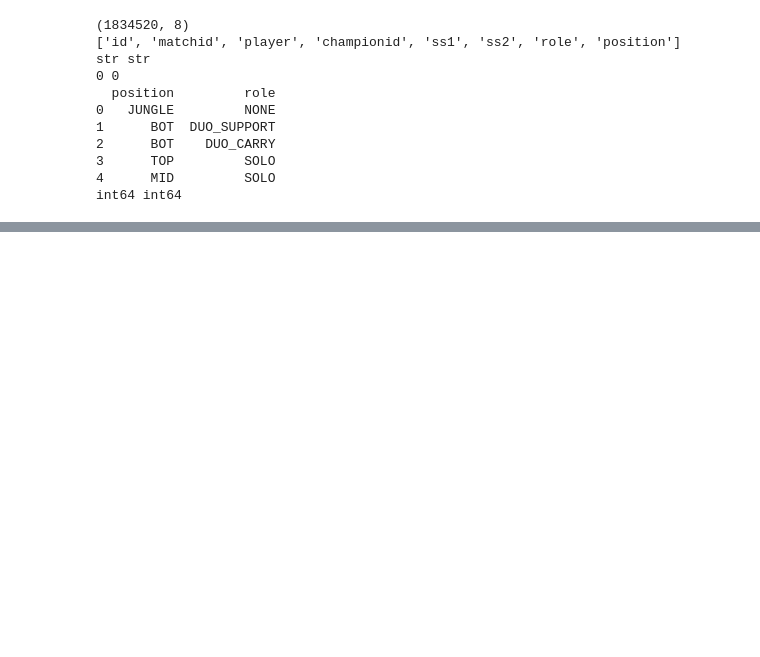
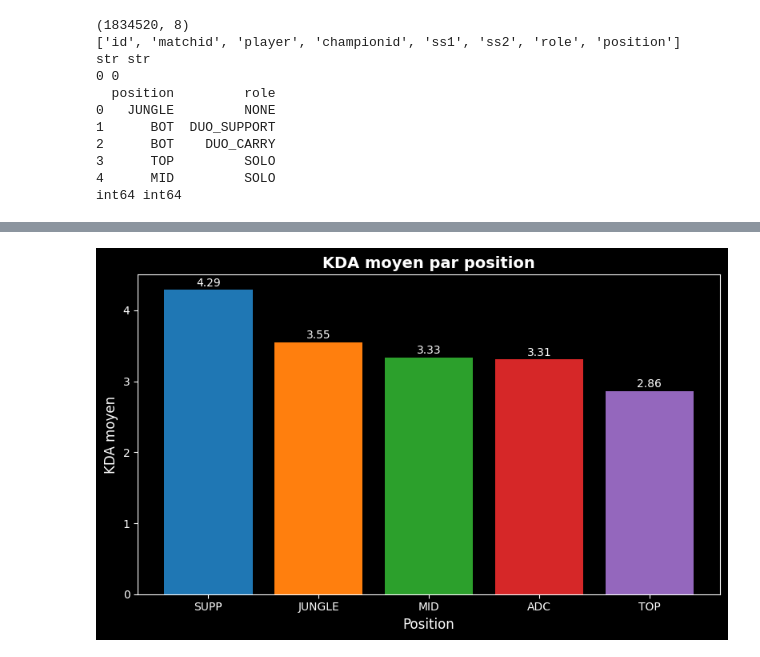
Before and after one commit to cbnoah/LOLDataAnalysis, a Jupyter notebook: sample.ipynb, the cells around one changed output, grey strips where cells are left out. Drawn from its saved outputs; the diff is of its cells as text; code cells hidden in the pictures; blank space fills up the shorter version.

```diff
--- a/sample.ipynb
+++ b/sample.ipynb
@@ -194,0 +146,30 @@ Name: champion_name, dtype: str]
+# %%
+# Graphique : KDA moyen par position
+mask_bot = participants['position'] == "BOT"
+participants.loc[mask_bot & (participants['role'] == 'DUO_SUPPORT'), 'position'] = "SUPP"
+participants.loc[mask_bot & (participants['role'] != 'DUO_SUPPORT'), 'position'] = "ADC"
+
+stats = pd.concat([stats1, stats2])[["id", "kills", "deaths", "assists"]]
+df = pd.merge(participants[["id", "position"]], stats, on="id")
+
+# Calcul du KDA moyen par position
+df["kda"] = (df["kills"] + df["assists"]) / df["deaths"].replace(0, 1)
+kda_by_position = df.groupby("position")["kda"].mean().sort_values(ascending=False)
+
+# Graphique
+colors = ["#1f77b4", "#ff7f0e", "#2ca02c", "#d62728", "#9467bd"]
+fig, ax = plt.subplots(figsize=(8, 5))
+bars = ax.bar(kda_by_position.index, kda_by_position.values, color=colors[:len(kda_by_position)])
+
+ax.set_title("KDA moyen par position", fontsize=14, fontweight="bold")
+ax.set_xlabel("Position", fontsize=12)
+ax.set_ylabel("KDA moyen", fontsize=12)
+
+for bar in bars:
+    ax.text(bar.get_x() + bar.get_width() / 2, bar.get_height() + 0.02,
+            f"{bar.get_height():.2f}", ha='center', va='bottom', fontsize=10)
+
+plt.tight_layout()
+plt.show()
+# %% [output]
+[figure, added]
```
Also changed, not shown: parts of 17 cells of this notebook.
